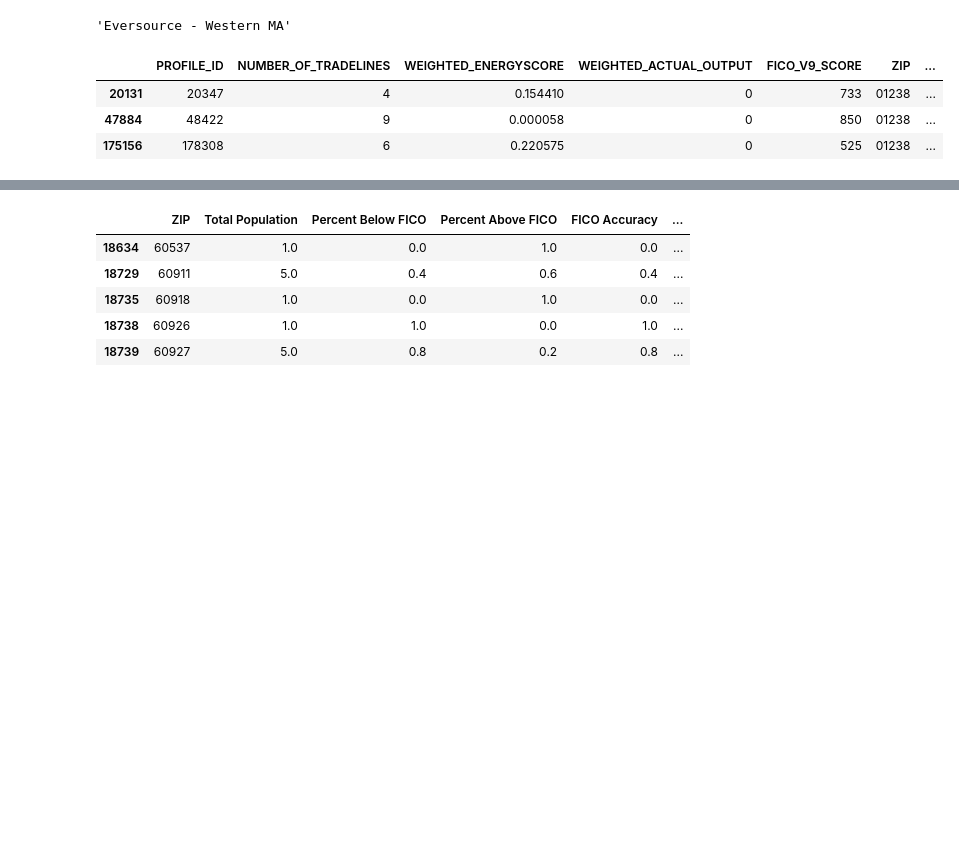
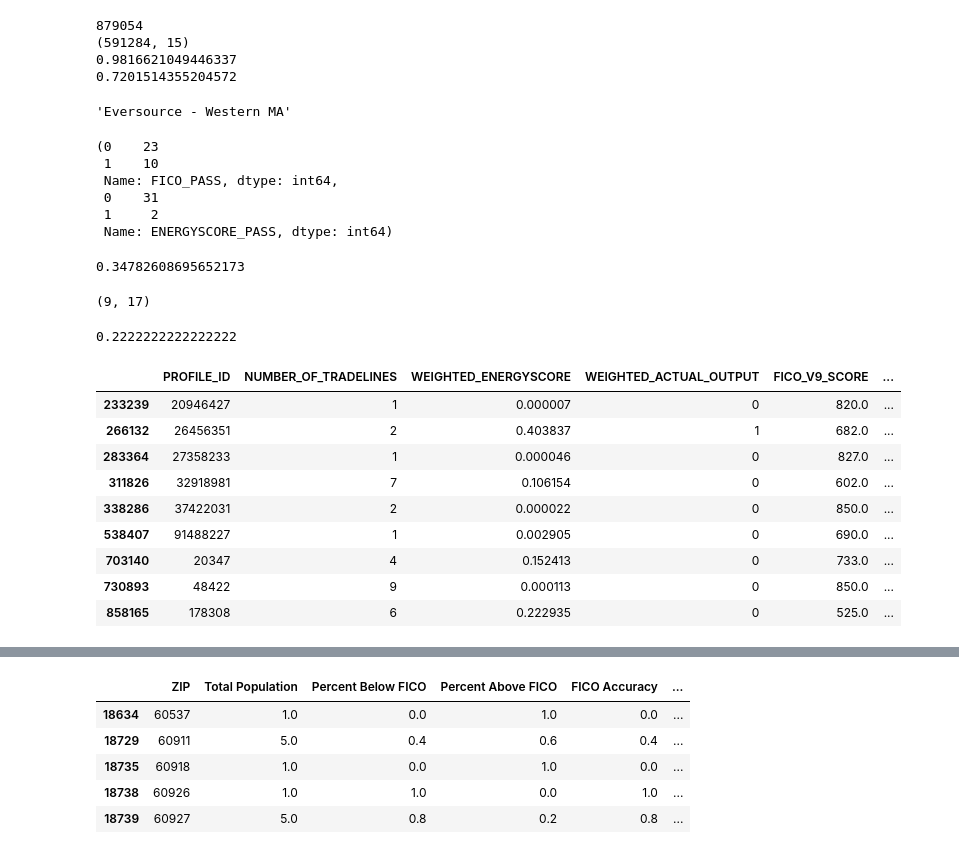
Before and after one commit to Jake-Ford/energyscore_demo, a Jupyter notebook: scratch.ipynb, the cells around one changed output, grey strips where cells are left out. Cells and saved outputs as stored; diff of their text form; code cells hidden in the pictures; blank space fills up the shorter version.

Commit message:
latest changes for demo, fixed accuracy and qualificaiton calc

```diff
--- a/scratch.ipynb
+++ b/scratch.ipynb
@@ -24,7 +26,7 @@ def get_solstice_territory_geojson(solstice_territory_name):
 zip_geojson = get_solstice_territory_geojson(solstice_territory_name)
 
 
-person_data = pd.read_csv('data.csv', dtype={'ZIP': str})
+person_data = pd.read_csv('data/combined_rf_stats_person.csv', dtype={'ZIP': str})
 
 # Ensure ZIP codes have leading zeros and handle floats
 person_data['ZIP'] = person_data['ZIP'].apply(
@@ -35,11 +67,64 @@ zip_geojson['ZIP'] = zip_geojson['ZCTA5CE10'].astype(str).str.zfill(5)
+# %%
+# here, "PASS" means we think the person is approved, i.e. not risky
+
+#person_data['FICO_PASS'] = np.where(person_data['FICO_V9_SCORE'] > fico_threshold, True, False)
+person_data['FICO_PASS'] = np.where(person_data['FICO_V9_SCORE'] >= fico_threshold, 0,1 )
+person_data['ENERGYSCORE_PASS']= np.where(person_data['WEIGHTED_ENERGYSCORE'] >= energy_score_threshold, 1, 0)
+#person_data['ENERGYSCORE_PASS'] = np.where(person_data['WEIGHTED_ENERGYSCORE'] > energy_score_threshold, False, True)
+
+total_population = len(person_data)
+print(total_population)
+
+total_below_fico = person_data[person_data['FICO_PASS'] == False]
+
+
+print(total_below_fico.shape)
+
+total_es_accuracy = accuracy_score(person_data['WEIGHTED_ACTUAL_OUTPUT'], person_data['ENERGYSCORE_PASS'])
+
+print(total_es_accuracy)
+total_fico_accuracy = accuracy_score(person_data['WEIGHTED_ACTUAL_OUTPUT'], person_data['FICO_PASS'])
+print(total_fico_accuracy)
+# %% [output]
+879054
+(591284, 15)
+0.9816621049446337
+0.7201514355204572
 # %%
 solstice_territory_name
 # %% [output]
 'Eversource - Western MA'
+# %%
+person_data[person_data.ZIP == '01001']['FICO_PASS'].value_counts(), person_data[person_data.ZIP == '01001']['ENERGYSCORE_PASS'].value_counts()
+# %% [output]
+(0    23
+ 1    10
+ Name: FICO_PASS, dtype: int64,
+ 0    31
+ 1     2
+ Name: ENERGYSCORE_PASS, dtype: int64)
+# %%
+8/23
+# %% [output]
+0.34782608695652173
+# %%
+person_data[person_data.ZIP == '01238'].shape
+# %% [output]
+(9, 17)
+# %%
+2/9
+# %% [output]
+0.2222222222222222
 # %%
-person_data[person_data.ZIP == '01238'].head()
+person_data[person_data.ZIP == '01238'].head(15)
 # %% [output]
-|  | PROFILE_ID | NUMBER_OF_TRADELINES | WEIGHTED_ENERGYSCORE | WEIGHTED_ACTUAL_OUTPUT | FICO_V9_SCORE | ZIP | ... |
-| 20131 | 20347 | 4 | 0.154410 | 0 | 733 | 01238 | ... |
-| 47884 | 48422 | 9 | 0.000058 | 0 | 850 | 01238 | ... |
-| 175156 | 178308 | 6 | 0.220575 | 0 | 525 | 01238 | ... |
+|  | PROFILE_ID | NUMBER_OF_TRADELINES | WEIGHTED_ENERGYSCORE | WEIGHTED_ACTUAL_OUTPUT | FICO_V9_SCORE | ... |
+| 233239 | 20946427 | 1 | 0.000007 | 0 | 820.0 | ... |
+| 266132 | 26456351 | 2 | 0.403837 | 1 | 682.0 | ... |
+| 283364 | 27358233 | 1 | 0.000046 | 0 | 827.0 | ... |
+| 311826 | 32918981 | 7 | 0.106154 | 0 | 602.0 | ... |
+| 338286 | 37422031 | 2 | 0.000022 | 0 | 850.0 | ... |
+| 538407 | 91488227 | 1 | 0.002905 | 0 | 690.0 | ... |
+| 703140 | 20347 | 4 | 0.152413 | 0 | 733.0 | ... |
+| 730893 | 48422 | 9 | 0.000113 | 0 | 850.0 | ... |
+| 858165 | 178308 | 6 | 0.222935 | 0 | 525.0 | ... |
```
Also changed, not shown: parts of 12 cells of this notebook, 1 other file.
